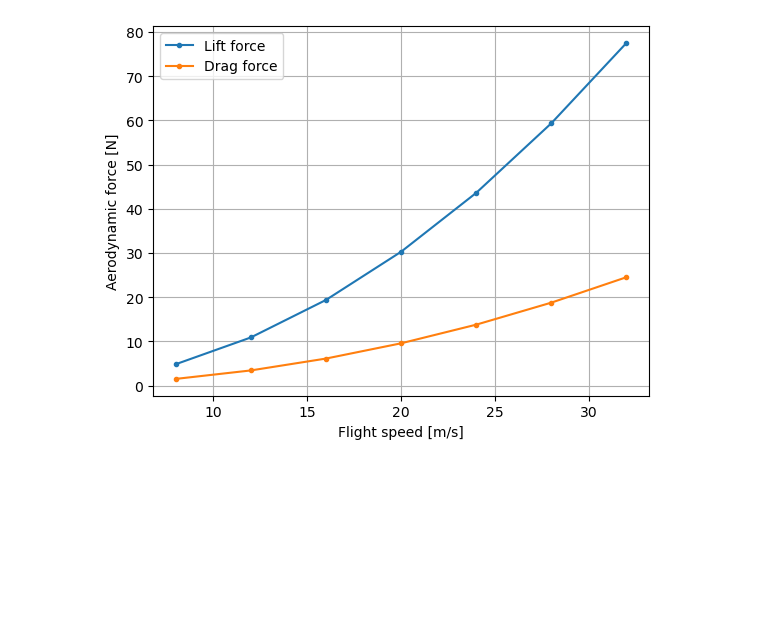
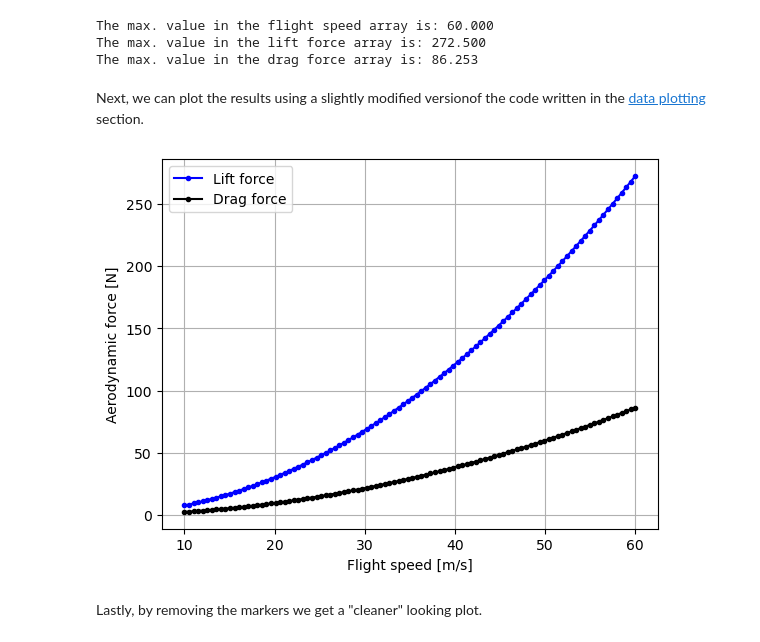
Before and after one commit to aesaae/SESA1015_IntroAeroAstro, a Jupyter notebook: intro_to_python/intro_to_python_02-vectors_plotting_data.ipynb, the cells around one changed output. Saved outputs shown, nothing was run; the diff lists cells and outputs as text; code cells hidden in the pictures; blank space fills up the shorter version.

```diff
--- a/intro_to_python/intro_to_python_02-vectors_plotting_data.ipynb
+++ b/intro_to_python/intro_to_python_02-vectors_plotting_data.ipynb
@@ -68,0 +265,3 @@ import matplotlib.pyplot as plt
+# %%
+for elem in range(0,15):
+    print(elem)
@@ -68,0 +295,5 @@ import matplotlib.pyplot as plt
+# %%
+# Create flight speed, lift force and drag force arrays with each with 100 elements and filled with zeros
+V_large_array = np.zeros((100,))
+Lift_large_array = np.zeros((100,))
+Drag_large_array = np.zeros((100,))
@@ -68,0 +302,11 @@ import matplotlib.pyplot as plt
+# %%
+# Number of elements
+elem_number = 100
+# Initial flight speed value
+init_value = 10
+# End flight speed value
+end_value  = 60
+# Flight speed step value
+step = (end_value-init_value)/(elem_number-1)
+# Print result
+print("The flight speed initial, end and step values are: {:.2f}, {:.2f} and {:.2f} m/s, respectively".format(init_value,end_value,step))
@@ -68,0 +323,16 @@ import matplotlib.pyplot as plt
+# %%
+# Set the initial value (index/elem = 0) equal to init_value
+V_large_array[0] = init_value
+# Execute instruction in a loop
+for elem in range(0,elem_number):
+
+    ## Set of instructions to repeatedly execute
+    # Compute lift force for value V_large_array[elem], and store it in Lift_large_array[elem]
+    Lift_large_array[elem] = compute_lift_force(V_large_array[elem], S, CL, rho)
+    # Compute drag force for value V_large_array[elem], and store it in Drag_large_array[elem]
+    Drag_large_array[elem] = compute_drag_force(V_large_array[elem], S, CD, rho)
+    # Verify that elem < (elem_number-1), this ensures that the code doesn't try to access
+    #    an element that doesn't exist, e.g., elem = 100, elem = 101, elem = 102
+    if elem < (elem_number-1):
+        # Increase V value for next computation step
+        V_large_array[elem+1] = V_large_array[elem] +step
@@ -69,11 +366,23 @@ import matplotlib.pyplot as plt
+# %%
+print("The max. value in the flight speed array is: {:.3f}".format(V_large_array.max()))
+print("The max. value in the lift force array is: {:.3f}".format(Lift_large_array.max()))
+print("The max. value in the drag force array is: {:.3f}".format(Drag_large_array.max()))
+# %% [output]
+The max. value in the flight speed array is: 60.000
+The max. value in the lift force array is: 272.500
+The max. value in the drag force array is: 86.253
+# %% [markdown]
+Next, we can plot the results using a slightly modified versionof the code written in the [data plotting](#Data-plotting) section.
 # %%
-plt.figure
-plt.plot(velocity_vector,lift_force_vector,'.-',label="Lift force")
-plt.plot(velocity_vector,drag_force_vector,'.-',label="Drag force")
+plt.figure()
+plt.plot(V_large_array,Lift_large_array,'b.-',label='Lift force')
+plt.plot(V_large_array,Drag_large_array,'k.-',label='Drag force')
 plt.xlabel("Flight speed [m/s]")
 plt.ylabel("Aerodynamic force [N]")
 plt.legend()
 plt.grid()
 plt.show()
 # %% [output]
-[figure, old version]
+[figure, new version]
+# %% [markdown]
+Lastly, by removing the markers we get a "cleaner" looking plot.
```
Also changed, not shown: parts of 50 cells of this notebook.
